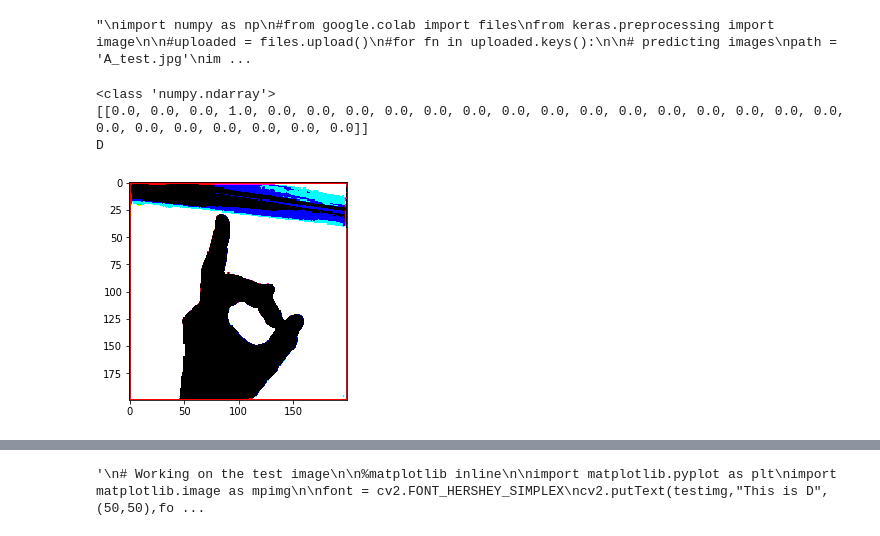
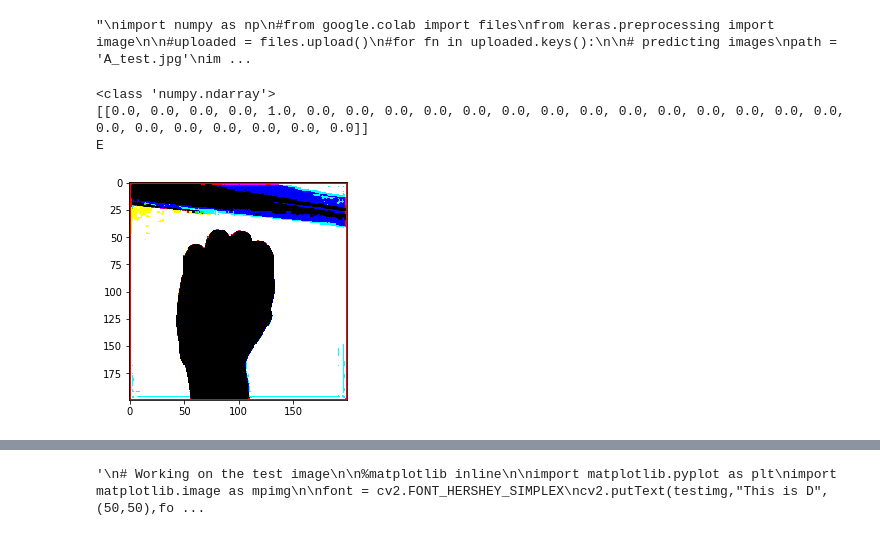
Before and after one commit to yashpatil1998/SLI, a Jupyter notebook: predict.ipynb, the cells around one changed output, grey strips where cells are left out. Cells and saved outputs as stored; diff of their text form; code cells hidden in the pictures.

Commit message:
Image prediction after thresholding

```diff
--- a/predict.ipynb
+++ b/predict.ipynb
@@ -98,29 +96,29 @@ pos = prediction.index(max(prediction))
 # %%
 # Taking image input using OpenCV
 
 import matplotlib.pyplot as plt
 %matplotlib inline
 
-testimg = cv2.imread('D_test.jpg')
+testimg = cv2.imread('E_test.jpg')
 
 _,thresh1 = cv2.threshold(testimg,127,255,cv2.THRESH_BINARY)
 plt.imshow(thresh1)
 
-im = Image.fromarray(testimg, 'RGB')
+im = Image.fromarray(thresh1, 'RGB')
 # Resizing into 200x200
 im = im.resize((200,200))
 img_array = np.array(im)
 img_array = np.expand_dims(img_array, axis=0)
 prediction = pre_trained_model.predict(img_array)
 
 print(type(prediction))
 prediction = prediction.tolist()
 print((prediction))
 
 predAns = chr(prediction[0].index(max(prediction[0])) + 65)
 print(predAns)
 # %% [output]
 <class 'numpy.ndarray'>
-[[0.0, 0.0, 0.0, 1.0, 0.0, 0.0, 0.0, 0.0, 0.0, 0.0, 0.0, 0.0, 0.0, 0.0, 0.0, 0.0, 0.0, 0.0, 0.0, 0.0, 0.0, 0.0, 0.0, 0.0, 0.0, 0.0]]
-D
+[[0.0, 0.0, 0.0, 0.0, 1.0, 0.0, 0.0, 0.0, 0.0, 0.0, 0.0, 0.0, 0.0, 0.0, 0.0, 0.0, 0.0, 0.0, 0.0, 0.0, 0.0, 0.0, 0.0, 0.0, 0.0, 0.0]]
+E
-[figure, old version]
+[figure, new version]
```
Also changed, not shown: parts of 7 cells of this notebook.
